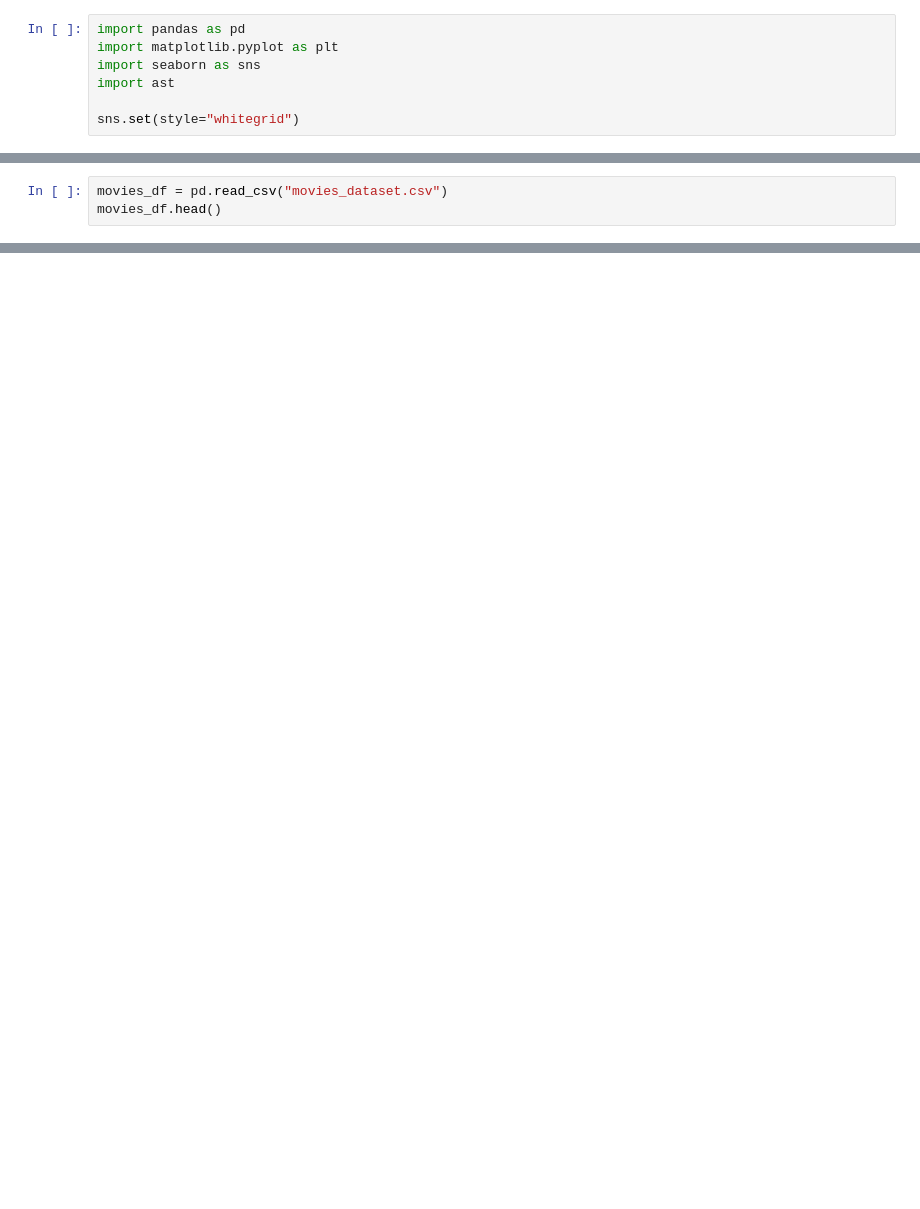
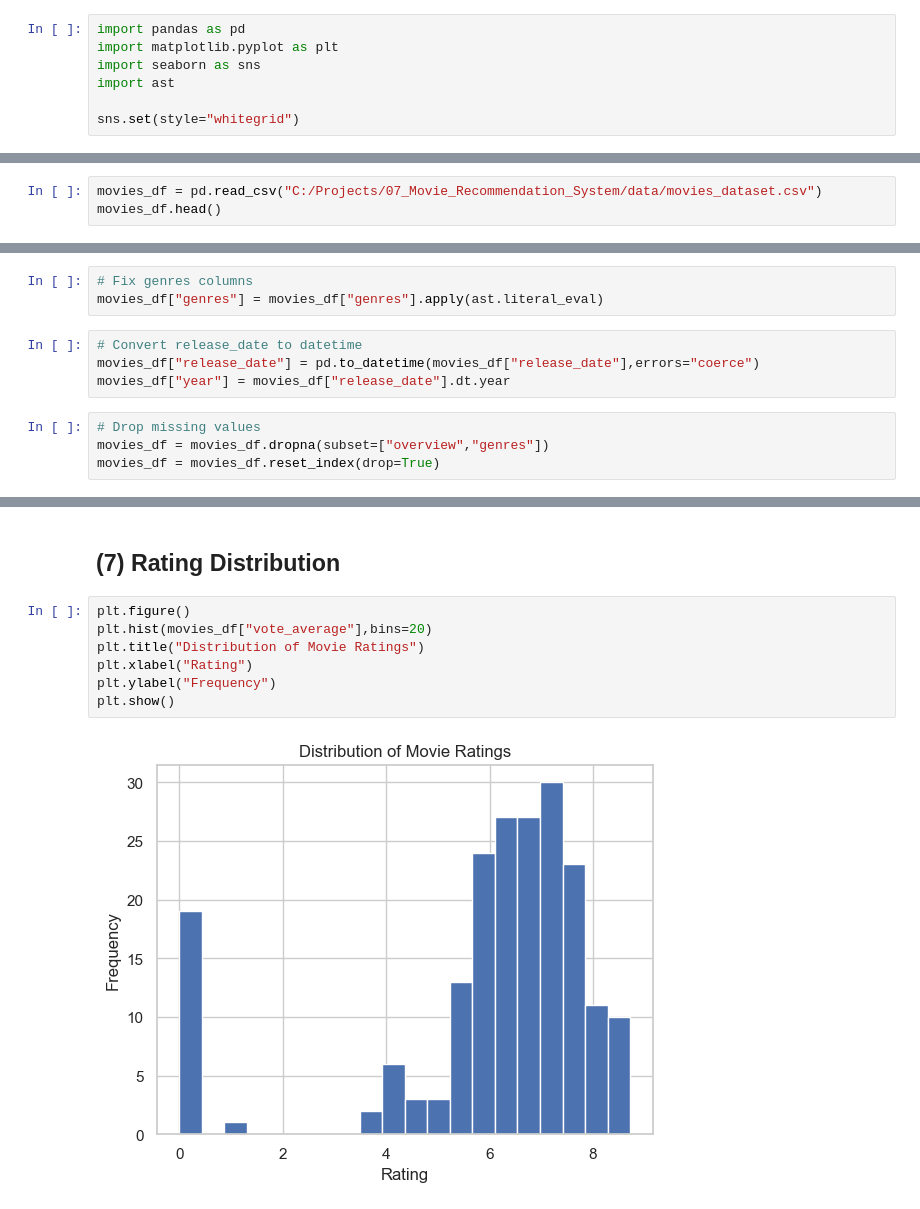
Before and after one commit to ChristineYamin/07_Movie_recommendation_system, a Jupyter notebook: notebooks/02_data_cleaning_eda.ipynb, the cells around one changed output, grey strips where cells are left out. Drawn from its saved outputs; the diff is of its cells as text; blank space fills up the shorter version.

```diff
--- a/notebooks/02_data_cleaning_eda.ipynb
+++ b/notebooks/02_data_cleaning_eda.ipynb
@@ -16,4 +17,4 @@ Load Dataset
 # %%
-movies_df = pd.read_csv("movies_dataset.csv")
+movies_df = pd.read_csv("C:/Projects/07_Movie_Recommendation_System/data/movies_dataset.csv")
 movies_df.head()
 # %% [output]
@@ -20,0 +66,11 @@ FileNotFoundError: [Errno 2] No such file or directory: 'movies_dataset.csv'
+# %%
+# Fix genres columns
+movies_df["genres"] = movies_df["genres"].apply(ast.literal_eval)
+# %%
+# Convert release_date to datetime
+movies_df["release_date"] = pd.to_datetime(movies_df["release_date"],errors="coerce")
+movies_df["year"] = movies_df["release_date"].dt.year
+# %%
+# Drop missing values
+movies_df = movies_df.dropna(subset=["overview","genres"])
+movies_df = movies_df.reset_index(drop=True)
@@ -20,0 +103,11 @@ FileNotFoundError: [Errno 2] No such file or directory: 'movies_dataset.csv'
+# %% [markdown]
+## (7) Rating Distribution
+# %%
+plt.figure()
+plt.hist(movies_df["vote_average"],bins=20)
+plt.title("Distribution of Movie Ratings")
+plt.xlabel("Rating")
+plt.ylabel("Frequency")
+plt.show()
+# %% [output]
+[figure, added]
```
Also changed, not shown: parts of 23 cells of this notebook.
